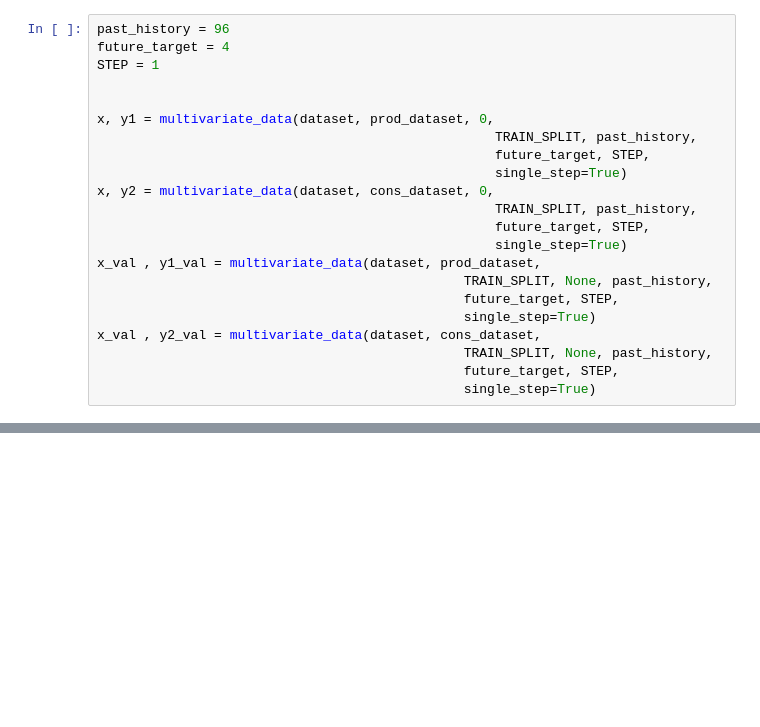
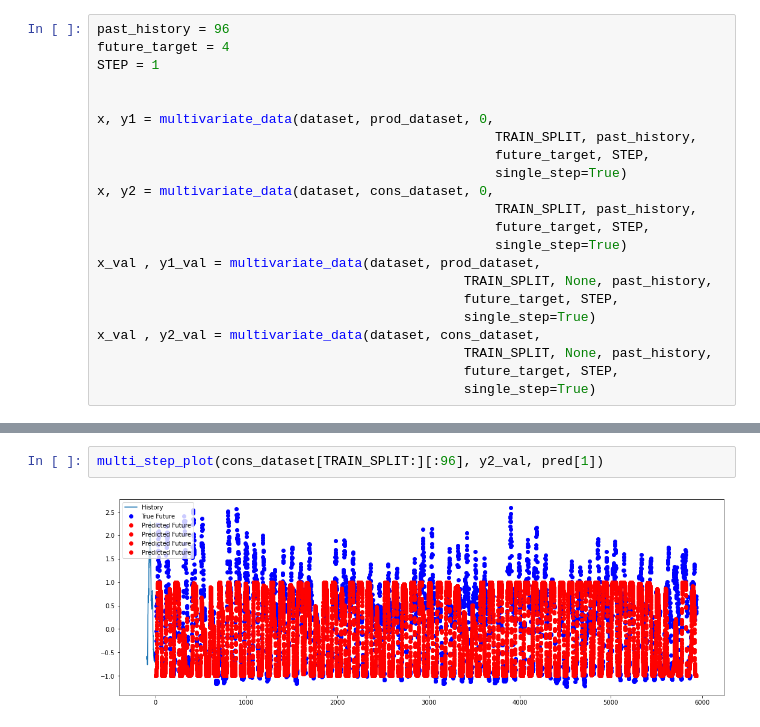
Before and after one commit to fiit-ba/Optimization-of-Battery-Management-in-Microgrid, a Jupyter notebook: AI/func_api_keras_lstm.ipynb, the cells around one changed output, grey strips where cells are left out. Cells and saved outputs as stored; diff of their text form; blank space fills up the shorter version.

```diff
--- a/AI/func_api_keras_lstm.ipynb
+++ b/AI/func_api_keras_lstm.ipynb
@@ -120,0 +145,4 @@ Test accuracy: 0.5701166391372681
+# %%
+multi_step_plot(cons_dataset[TRAIN_SPLIT:][:96], y2_val, pred[1])
+# %% [output]
+[figure, added]
```
Also changed, not shown: parts of 7 cells of this notebook.
